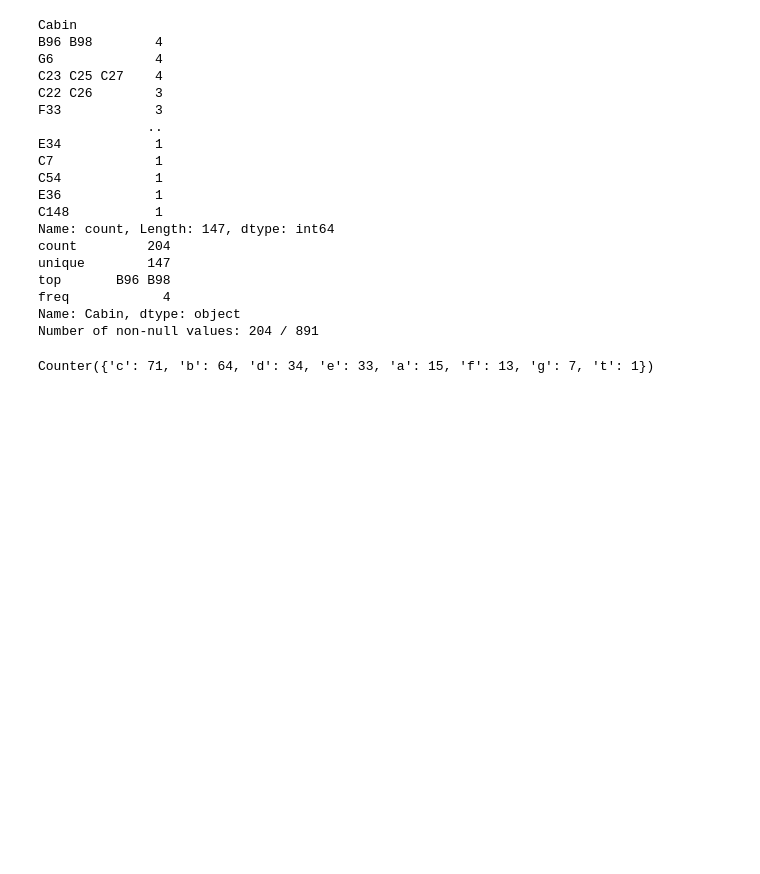
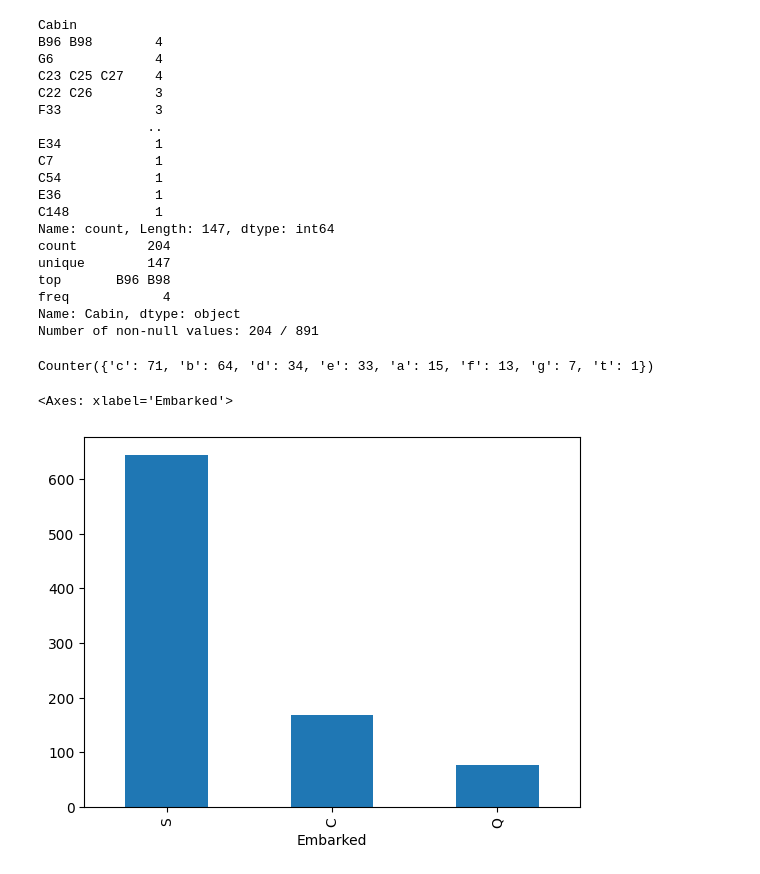
Before and after one commit to nlandy/Titanic, a Jupyter notebook: titanic.ipynb, the cells around one changed output. Cells and saved outputs as stored; diff of their text form; code cells hidden in the pictures; blank space fills up the shorter version.

```diff
--- a/titanic.ipynb
+++ b/titanic.ipynb
@@ -284,4 +281,9 @@ Name: Cabin, dtype: object
 Number of non-null values: 204 / 891
 Counter({'c': 71, 'b': 64, 'd': 34, 'e': 33, 'a': 15, 'f': 13, 'g': 7, 't': 1})
 # %%
-# And lastly - embarked, which encodes where the port the
+# And lastly - embarked, which encodes where the port the person boarded on
+embarked_cnts = df.Embarked.value_counts()
+embarked_cnts.plot(kind='bar')
+# %% [output]
+<Axes: xlabel='Embarked'>
+[figure, added]
```
Also changed, not shown: parts of 2 cells of this notebook.
